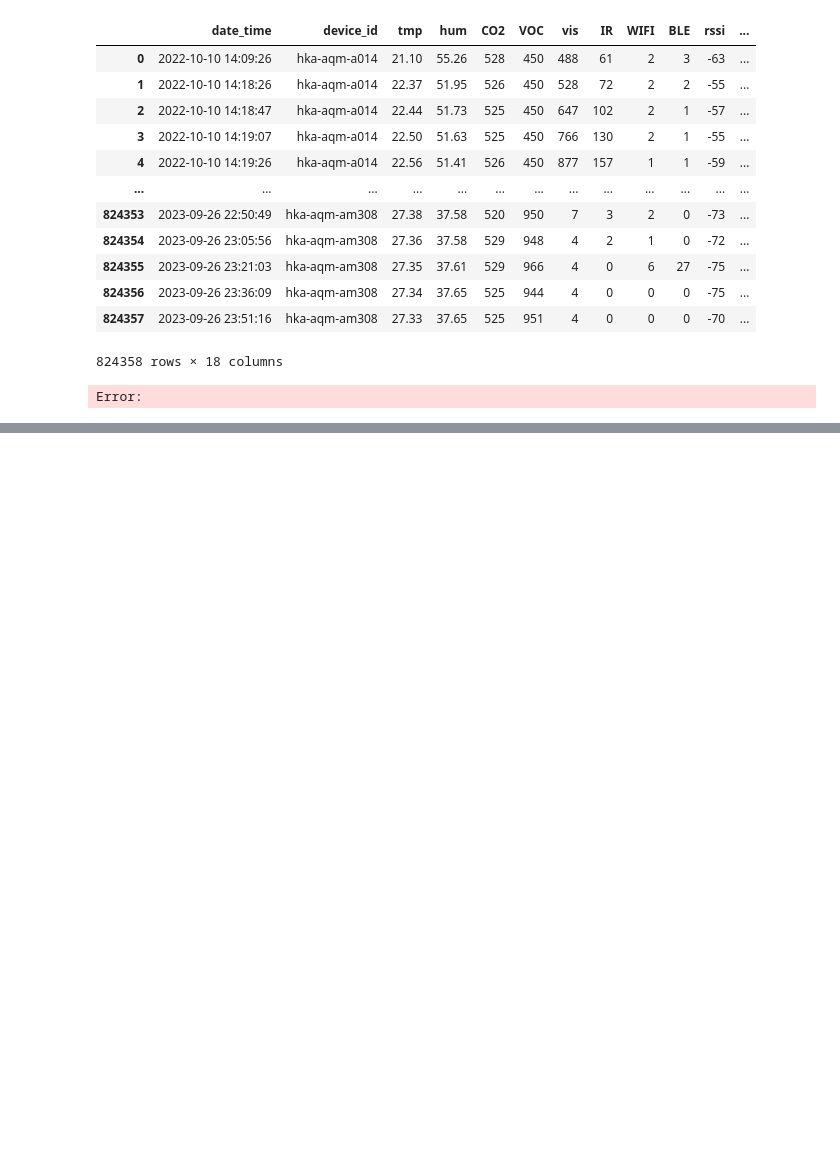
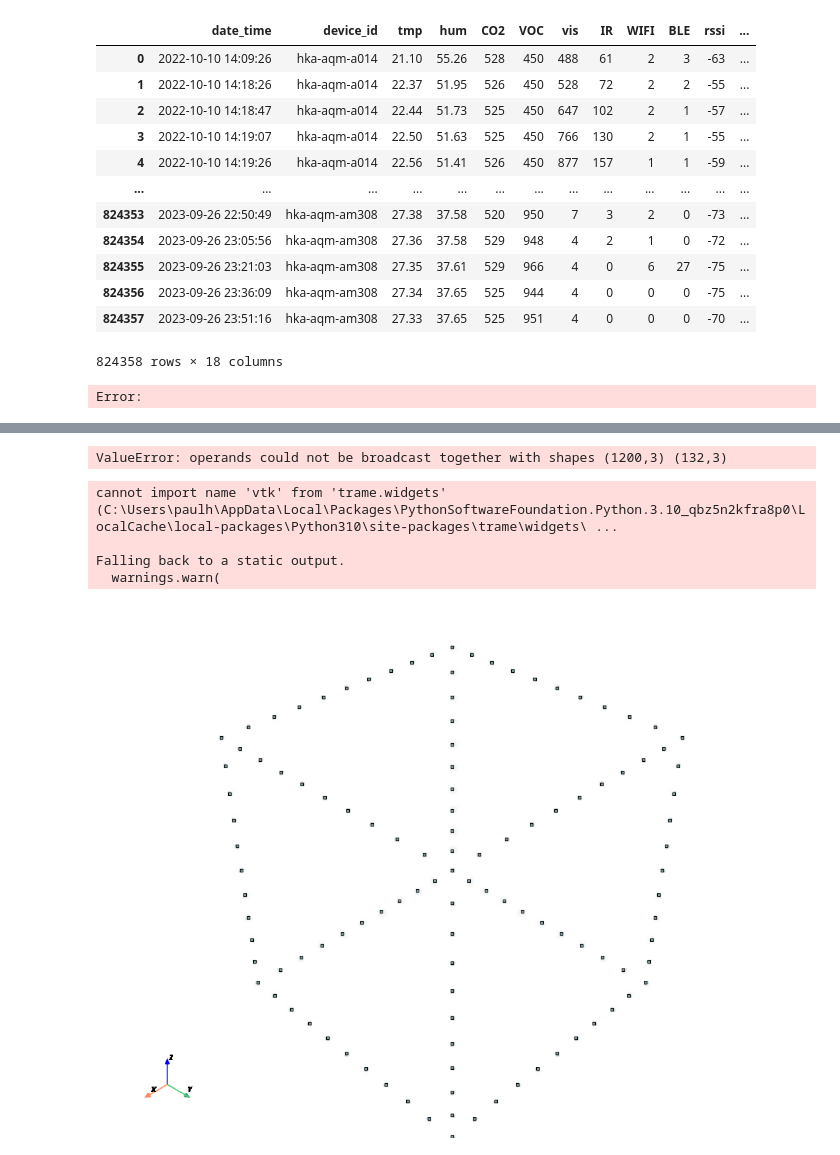
Before and after one commit to P-AEL/IoT, a Jupyter notebook: Testing_out_pyvista.ipynb, the cells around one changed output, grey strips where cells are left out. Cells and saved outputs as stored; diff of their text form; code cells hidden in the pictures; blank space fills up the shorter version.

```diff
--- a/Testing_out_pyvista.ipynb
+++ b/Testing_out_pyvista.ipynb
@@ -77,0 +103,29 @@ Falling back to a static output.
+# %%
+length = 10
+width = 10
+height = 10
+num_cand = 10
+x = np.linspace(0, length, num=num_cand)
+y = np.linspace(0, width, num=num_cand)
+z = np.linspace(0, height, num=num_cand)
+
+points = []
+for i in range(length+1):
+    points.append([i, 0, 0])
+    points.append([i, 0, height])
+    points.append([i, width, 0])
+    points.append([i, width, height])
+
+for i in range(width+1):
+    points.append([0, i, 0])
+    points.append([0, i, height])
+    points.append([length, i, 0])
+    points.append([length, i, height])
+
+for i in range(height+1):
+    points.append([0, 0, i])
+    points.append([0, width, i])
+    points.append([length, 0, i])
+    points.append([length, width, i])
+
+points = np.array(points)
@@ -77,0 +156,3 @@ Falling back to a static output.
+# %%
+point_cloud = pv.PolyData(points)
+point_cloud
@@ -77,0 +168,12 @@ Falling back to a static output.
+# %%
+np.allclose(points, point_cloud.points)
+# %% [output]
+ValueError: operands could not be broadcast together with shapes (1200,3) (132,3)
+# %%
+point_cloud.plot(eye_dome_lighting=True)
+# %% [output]
+cannot import name 'vtk' from 'trame.widgets' (C:\Users\paulh\AppData\Local\Packages\PythonSoftwareFoundation.Python.3.10_qbz5n2kfra8p0\LocalCache\local-packages\Python310\site-packages\trame\widgets\ ...
+
+Falling back to a static output.
+  warnings.warn(
+[figure, added]
```
Also changed, not shown: parts of 7 cells of this notebook.
